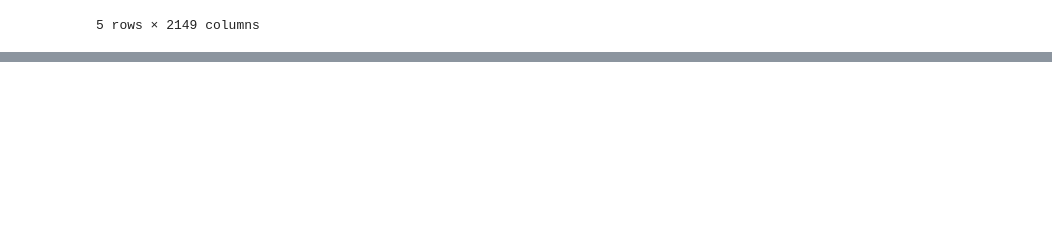
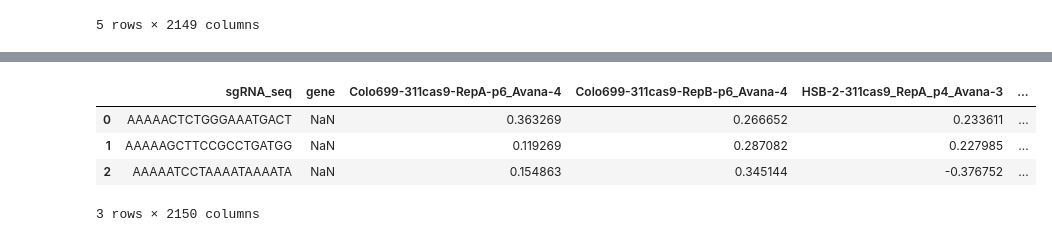
Before and after one commit to nimafakouri/crispr-ml-hitcalling, a Jupyter notebook: notebooks/02_rpm_exploration.ipynb, the cells around one changed output, grey strips where cells are left out. Cells and saved outputs as stored; diff of their text form; code cells hidden in the pictures; blank space fills up the shorter version.

```diff
--- a/notebooks/02_rpm_exploration.ipynb
+++ b/notebooks/02_rpm_exploration.ipynb
@@ -14,0 +60,9 @@ screen_rpm_df.head()
+# %%
+unmapped_guides_df = pd.read_csv("/Volumes/nimas_usb/project_data_repo/crispr_ai_ml/data/processed/phase3_inputs/unmapped_guides.csv")
+unmapped_guides_df.head(3)
+# %% [output]
+|  | sgRNA_seq | gene | Colo699-311cas9-RepA-p6_Avana-4 | Colo699-311cas9-RepB-p6_Avana-4 | HSB-2-311cas9_RepA_p4_Avana-3 | ... |
+| 0 | AAAAACTCTGGGAAATGACT | NaN | 0.363269 | 0.266652 | 0.233611 | ... |
+| 1 | AAAAAGCTTCCGCCTGATGG | NaN | 0.119269 | 0.287082 | 0.227985 | ... |
+| 2 | AAAAATCCTAAAATAAAATA | NaN | 0.154863 | 0.345144 | -0.376752 | ... |
+3 rows × 2150 columns
```
Also changed, not shown: parts of 9 cells of this notebook, 2 other files.
